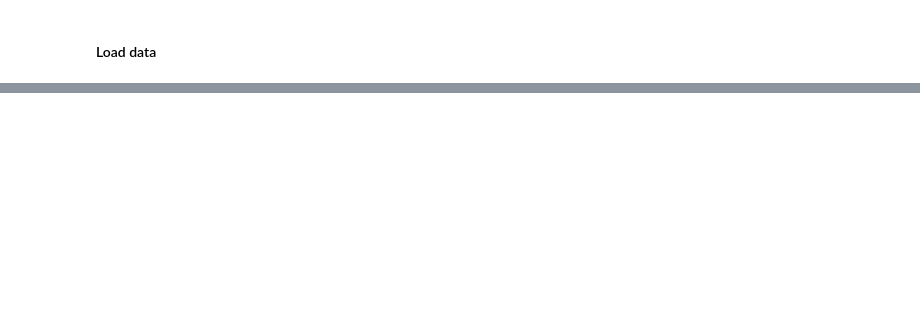
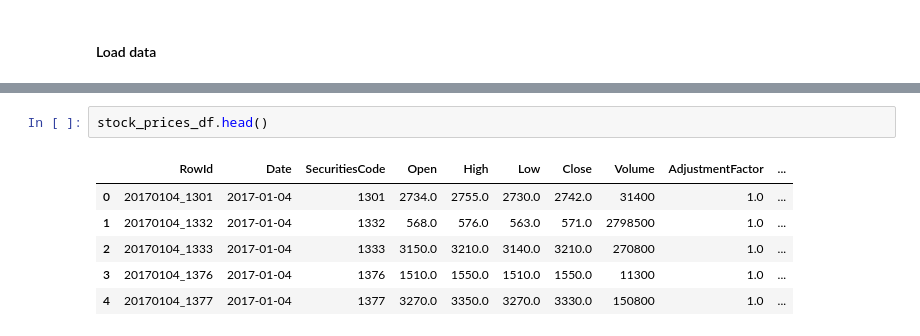
Before and after one commit to ofirnesher-nemodata/jpx-tokyo-stock-exchange-prediction, a Jupyter notebook: notebook.ipynb, the cells around one changed output, grey strips where cells are left out. Cells and saved outputs as stored; diff of their text form; blank space fills up the shorter version.

```diff
--- a/notebook.ipynb
+++ b/notebook.ipynb
@@ -18,0 +196,9 @@ prices.head()
+# %%
+stock_prices_df.head()
+# %% [output]
+|  | RowId | Date | SecuritiesCode | Open | High | Low | Close | Volume | AdjustmentFactor | ... |
+| 0 | 20170104_1301 | 2017-01-04 | 1301 | 2734.0 | 2755.0 | 2730.0 | 2742.0 | 31400 | 1.0 | ... |
+| 1 | 20170104_1332 | 2017-01-04 | 1332 | 568.0 | 576.0 | 563.0 | 571.0 | 2798500 | 1.0 | ... |
+| 2 | 20170104_1333 | 2017-01-04 | 1333 | 3150.0 | 3210.0 | 3140.0 | 3210.0 | 270800 | 1.0 | ... |
+| 3 | 20170104_1376 | 2017-01-04 | 1376 | 1510.0 | 1550.0 | 1510.0 | 1550.0 | 11300 | 1.0 | ... |
+| 4 | 20170104_1377 | 2017-01-04 | 1377 | 3270.0 | 3350.0 | 3270.0 | 3330.0 | 150800 | 1.0 | ... |
```
Also changed, not shown: parts of 28 cells of this notebook, 2 other files.
